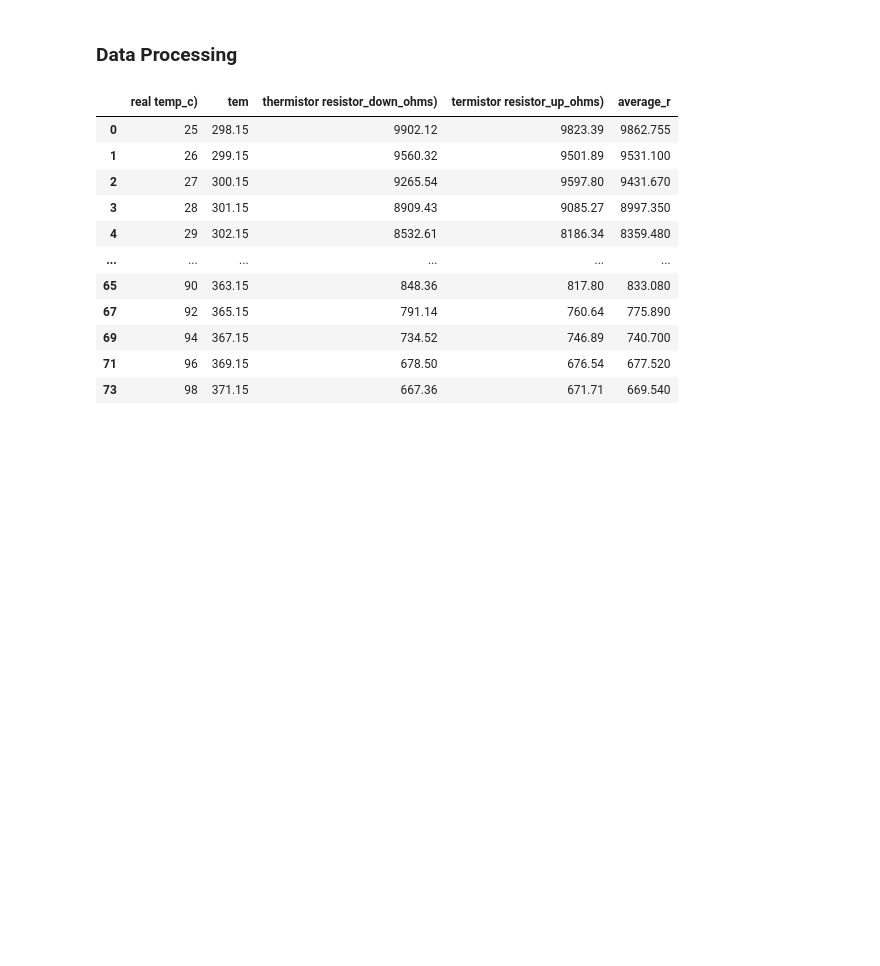
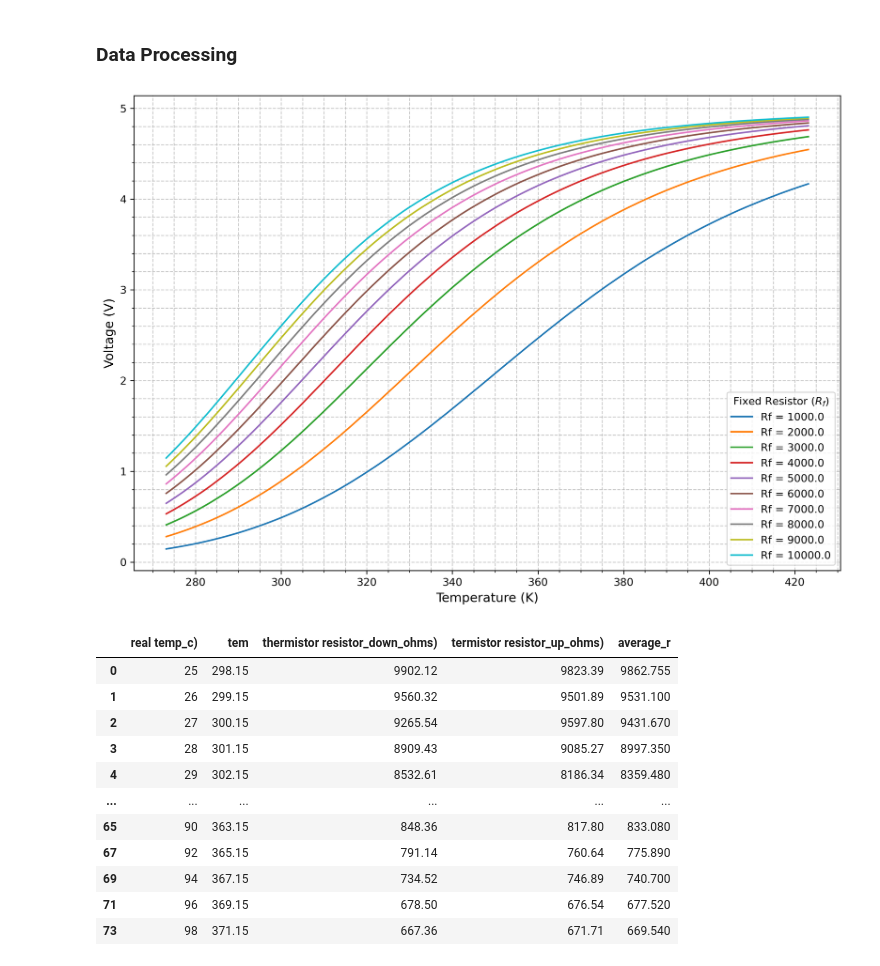
Before and after one commit to RaDilsara/Thermistor_Calibration_Data_Analysis, a Jupyter notebook: Thermistor Calibration(1).ipynb, the cells around one changed output. Saved outputs shown, nothing was run; the diff lists cells and outputs as text; code cells hidden in the pictures; blank space fills up the shorter version.

```diff
--- a/Thermistor Calibration(1).ipynb
+++ b/Thermistor Calibration(1).ipynb
@@ -6,4 +6,59 @@
 import numpy as np
 import matplotlib.pyplot as plt
 import pandas as pd
+# %%
+import numpy as np
+import matplotlib.pyplot as plt
+
+def generate_thermistor_graph():
+    # 1. Physical Parameters
+    V_in = 5.0              # Supply voltage (5V)
+    R0 = 10000.0            # Thermistor resistance at 25°C (10k Ohm)
+    Beta = 3950.0           # Beta parameter (Typical for NTC thermistors)
+    T0 = 298.15             # Reference temperature in Kelvin (25°C)
+
+    # 2. Temperature Range
+    # Original graph was 0 to 150 Celsius.
+    # We convert this to Kelvin for the X-axis as requested.
+    temp_c = np.linspace(0, 150, 300)
+    temp_k = temp_c + 273.15  # Convert to Kelvin
+
+    # 3. Calculate Thermistor Resistance (Rt) using Beta parameter equation
+    # Rt = R0 * exp(Beta * (1/T - 1/T0))
+    Rt = R0 * np.exp(Beta * ((1 / temp_k) - (1 / T0)))
+
+    # 4. Resistor values (Rf) from the legend
+    Rf_values = [1000, 2000, 3000, 4000, 5000, 6000, 7000, 8000, 9000, 10000]
+
+    # 5. Plotting
+    plt.figure(figsize=(10, 7), dpi=300) # High DPI for "Quality Up"
+
+    for Rf in Rf_values:
+        # Voltage Divider Equation: Vout = Vin * (Rf / (Rf + Rt))
+        # Note: If your circuit measures across the thermistor instead,
+        # swap Rf and Rt in the numerator. Based on your graph shape,
+        # it measures across the Fixed Resistor (Rf).
+        V_out = V_in * (Rf / (Rf + Rt))
+
+        plt.plot(temp_k, V_out, label=f'Rf = {Rf:.1f}')
+
+    # 6. Formatting
+
+    plt.xlabel("Temperature (K)", fontsize=12)  # Changed as requested
+    plt.ylabel("Voltage (V)", fontsize=12)      # Changed as requested
+
+    plt.grid(True, which='both', linestyle='--', alpha=0.7)
+    plt.legend(title="Fixed Resistor ($R_f$)", loc='lower right')
+    plt.minorticks_on()
+
+    # Show the plot
+    plt.tight_layout()
+    plt.savefig('my_fi', dpi=300, bbox_inches='tight')
+    plt.show()
+
+
+if __name__ == "__main__":
+    generate_thermistor_graph()
+# %% [output]
+[figure, added]
 # %%
```
Also changed, not shown: parts of 7 cells of this notebook.
